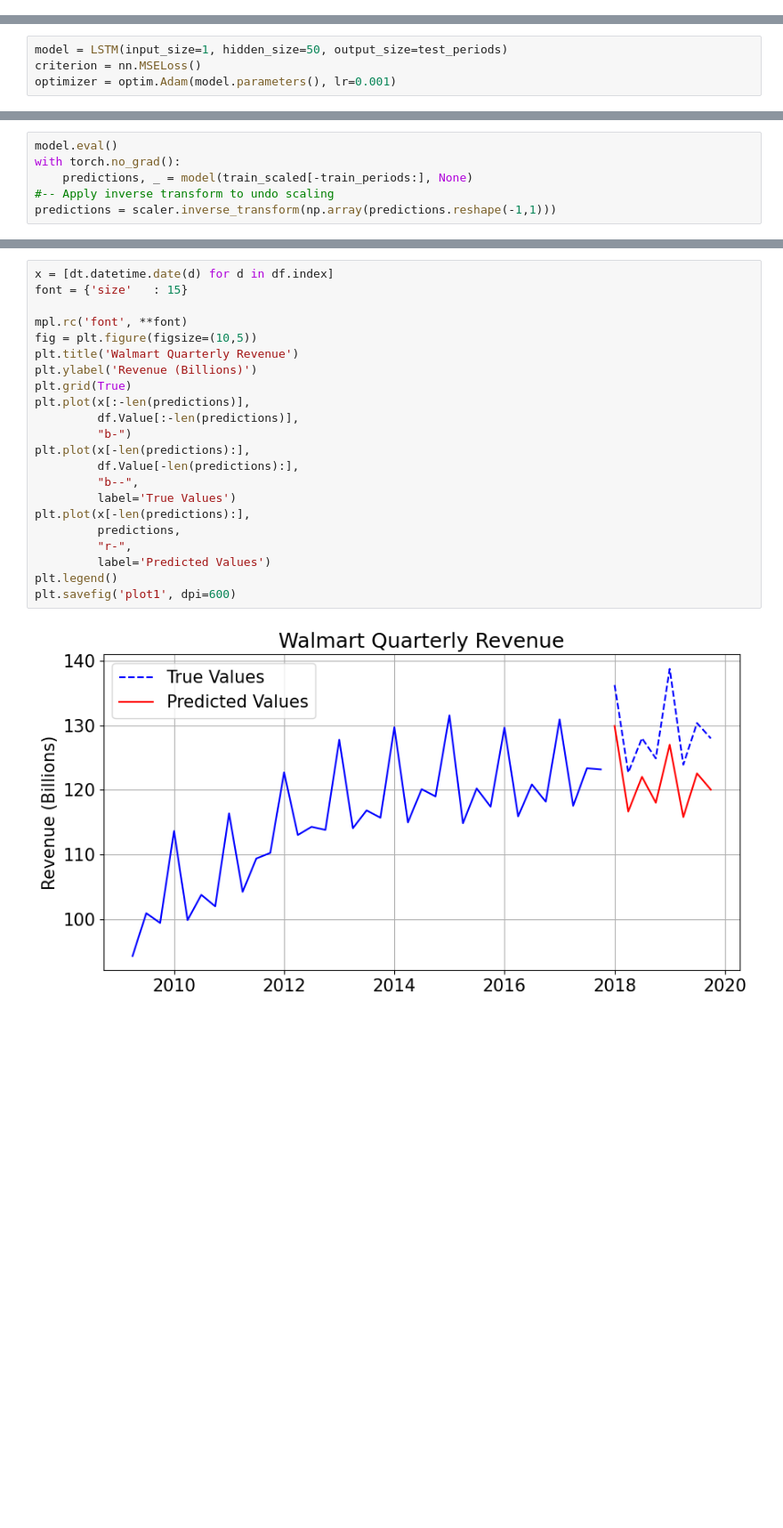
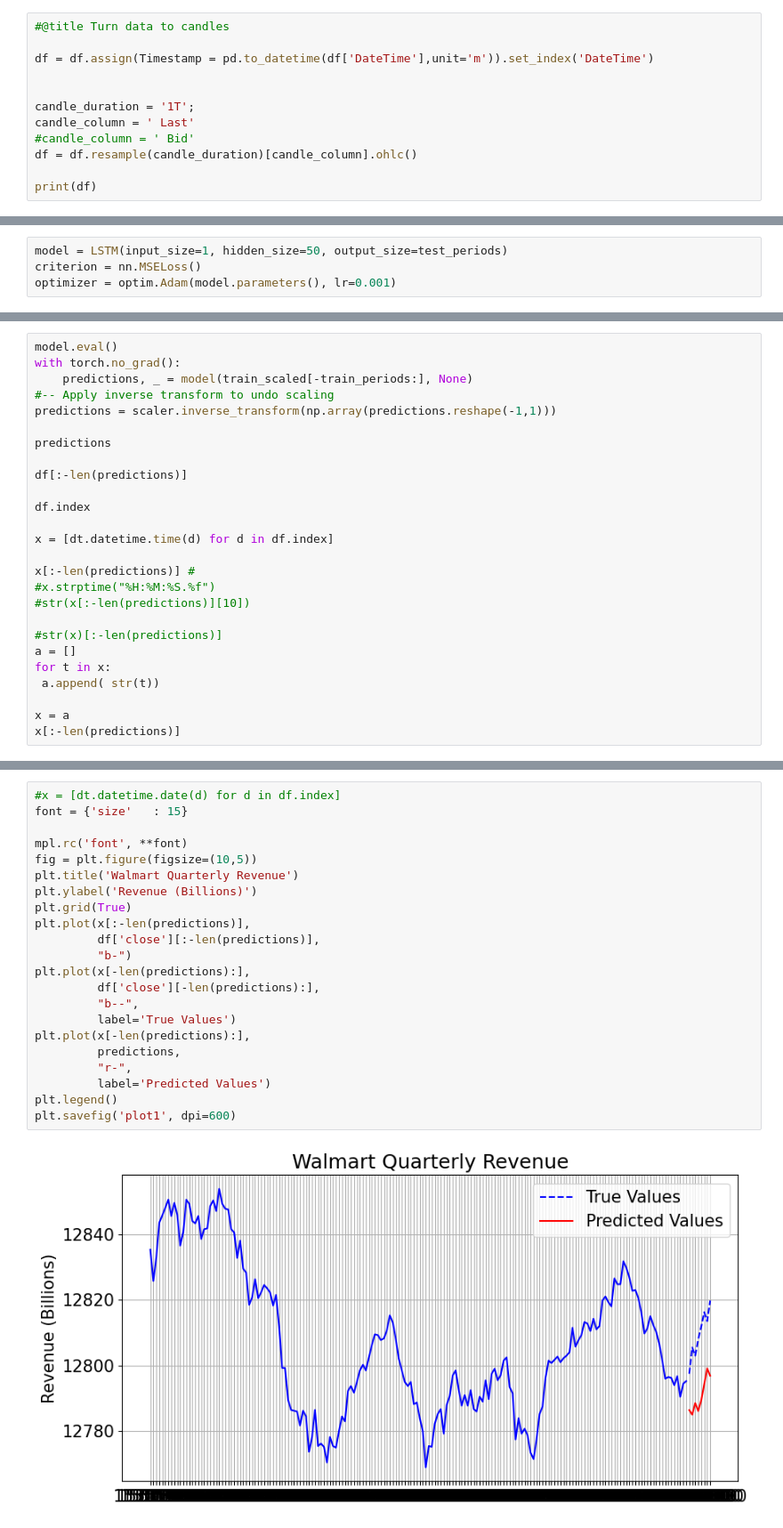
Before and after one commit to onejbsmith/ExportedData, a Jupyter notebook: LSTM.ipynb, the cells around one changed output, grey strips where cells are left out. Shown at 89% size. Saved outputs shown, nothing was run; the diff lists cells and outputs as text; blank space fills up the shorter version.

```diff
--- a/LSTM.ipynb
+++ b/LSTM.ipynb
@@ -32,0 +65,12 @@ df.Value = [float(df.Value[i][:-1]) for i in range(len(df.Value))]
+# %%
+#@title Turn data to candles
+
+df = df.assign(Timestamp = pd.to_datetime(df['DateTime'],unit='m')).set_index('DateTime')
+
+
+candle_duration = '1T';
+candle_column = ' Last'
+#candle_column = ' Bid'
+df = df.resample(candle_duration)[candle_column].ohlc()
+
+print(df)
@@ -141,3 +204,23 @@ with torch.no_grad():
     predictions, _ = model(train_scaled[-train_periods:], None)
 #-- Apply inverse transform to undo scaling
 predictions = scaler.inverse_transform(np.array(predictions.reshape(-1,1)))
+
+predictions
+
+df[:-len(predictions)]
+
+df.index
+
+x = [dt.datetime.time(d) for d in df.index]
+
+x[:-len(predictions)] #
+#x.strptime("%H:%M:%S.%f")
+#str(x[:-len(predictions)][10])
+
+#str(x)[:-len(predictions)]
+a = []
+for t in x:
+ a.append( str(t))
+
+x = a
+x[:-len(predictions)]
@@ -144,24 +245,24 @@ predictions = scaler.inverse_transform(np.array(predictions.reshape(-1,1)))
 # %%
-x = [dt.datetime.date(d) for d in df.index]
+#x = [dt.datetime.date(d) for d in df.index]
 font = {'size'   : 15}
 
 mpl.rc('font', **font)
 fig = plt.figure(figsize=(10,5))
 plt.title('Walmart Quarterly Revenue')
 plt.ylabel('Revenue (Billions)')
 plt.grid(True)
 plt.plot(x[:-len(predictions)],
-         df.Value[:-len(predictions)],
+         df['close'][:-len(predictions)],
          "b-")
 plt.plot(x[-len(predictions):],
-         df.Value[-len(predictions):],
+         df['close'][-len(predictions):],
          "b--",
          label='True Values')
 plt.plot(x[-len(predictions):],
          predictions,
          "r-",
          label='Predicted Values')
 plt.legend()
 plt.savefig('plot1', dpi=600)
 # %% [output]
-[figure, old version]
+[figure, new version]
```
Also changed, not shown: parts of 10 cells of this notebook.
